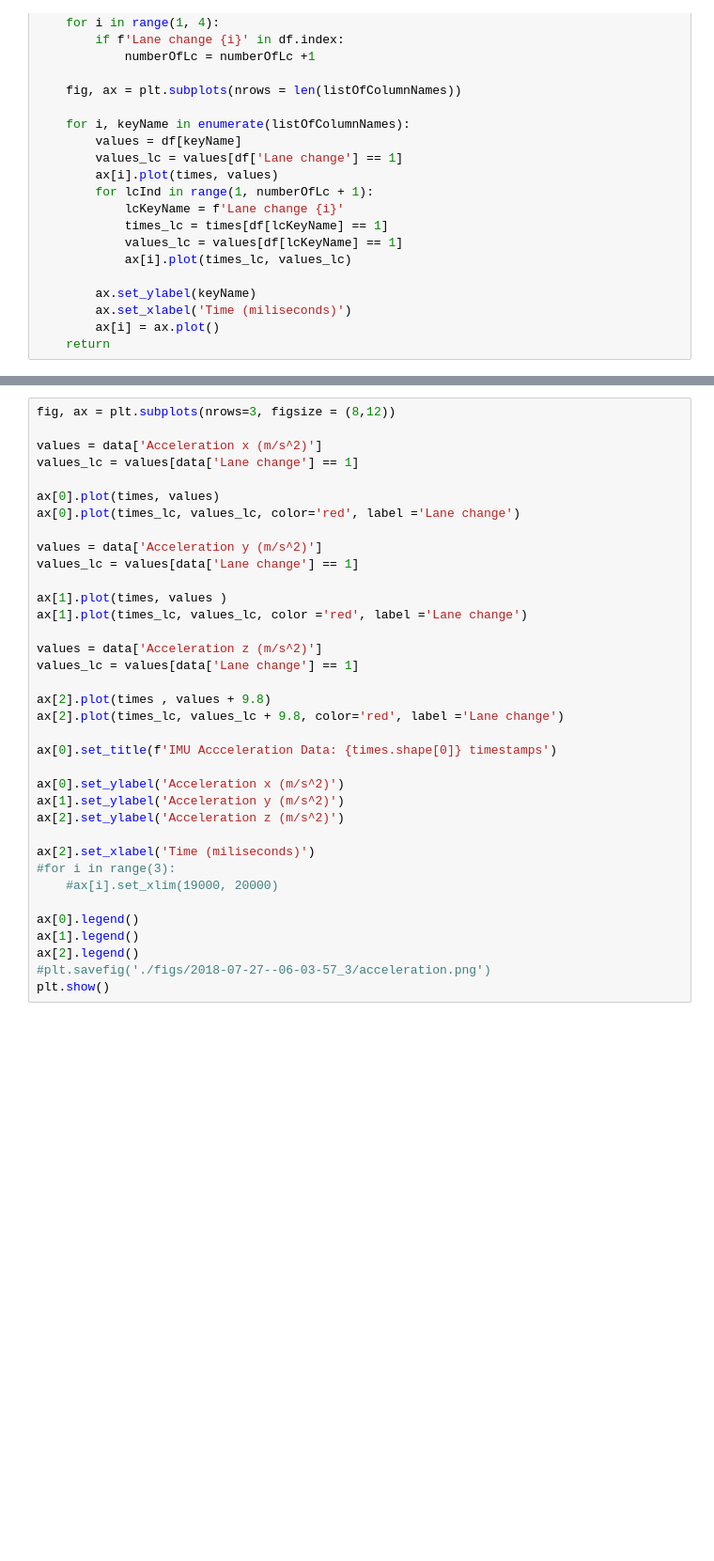
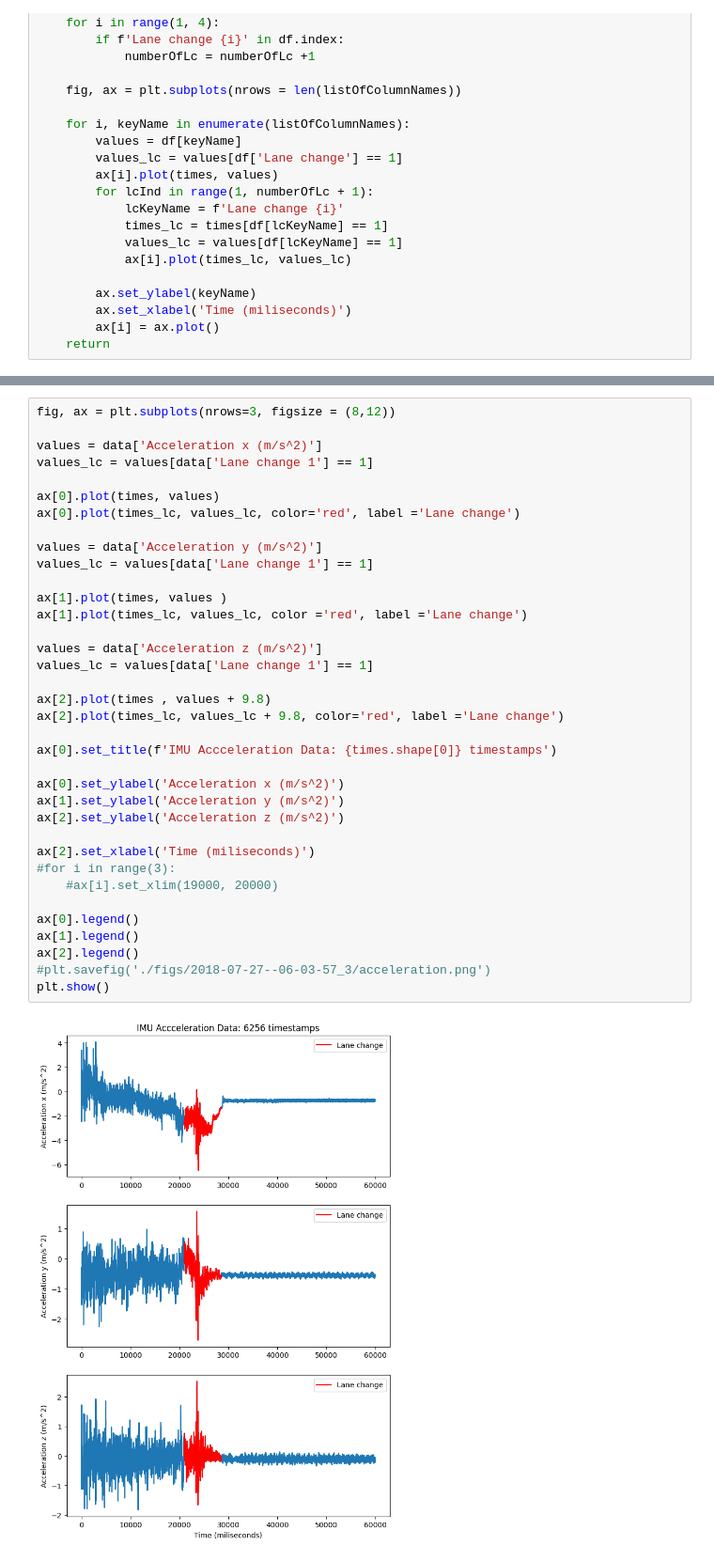
Before and after one commit to beatrizcabdan/DiverSFC, a Jupyter notebook: 251001_merge_sensor_data.ipynb, the cells around one changed output, grey strips where cells are left out. Shown at 94% size. Cells and saved outputs as stored; diff of their text form; blank space fills up the shorter version.

```diff
--- a/251001_merge_sensor_data.ipynb
+++ b/251001_merge_sensor_data.ipynb
@@ -152,38 +161,40 @@ plt.show()
 fig, ax = plt.subplots(nrows=3, figsize = (8,12))
 
 values = data['Acceleration x (m/s^2)']
-values_lc = values[data['Lane change'] == 1]
+values_lc = values[data['Lane change 1'] == 1]
 
 ax[0].plot(times, values)
 ax[0].plot(times_lc, values_lc, color='red', label ='Lane change')
 
 values = data['Acceleration y (m/s^2)']
-values_lc = values[data['Lane change'] == 1]
+values_lc = values[data['Lane change 1'] == 1]
 
 ax[1].plot(times, values )
 ax[1].plot(times_lc, values_lc, color ='red', label ='Lane change')
 
 values = data['Acceleration z (m/s^2)']
-values_lc = values[data['Lane change'] == 1]
+values_lc = values[data['Lane change 1'] == 1]
 
 ax[2].plot(times , values + 9.8)
 ax[2].plot(times_lc, values_lc + 9.8, color='red', label ='Lane change')
 
 ax[0].set_title(f'IMU Accceleration Data: {times.shape[0]} timestamps')
 
 ax[0].set_ylabel('Acceleration x (m/s^2)')
 ax[1].set_ylabel('Acceleration y (m/s^2)')
 ax[2].set_ylabel('Acceleration z (m/s^2)')
 
 ax[2].set_xlabel('Time (miliseconds)')
 #for i in range(3):
     #ax[i].set_xlim(19000, 20000)
 
 ax[0].legend()
 ax[1].legend()
 ax[2].legend()
 #plt.savefig('./figs/2018-07-27--06-03-57_3/acceleration.png')
 plt.show()
+# %% [output]
+[figure, added]
 # %%
 fig, ax = plt.subplots(nrows=3, figsize = (8,12))
 
```
Also changed, not shown: parts of 7 cells of this notebook.
